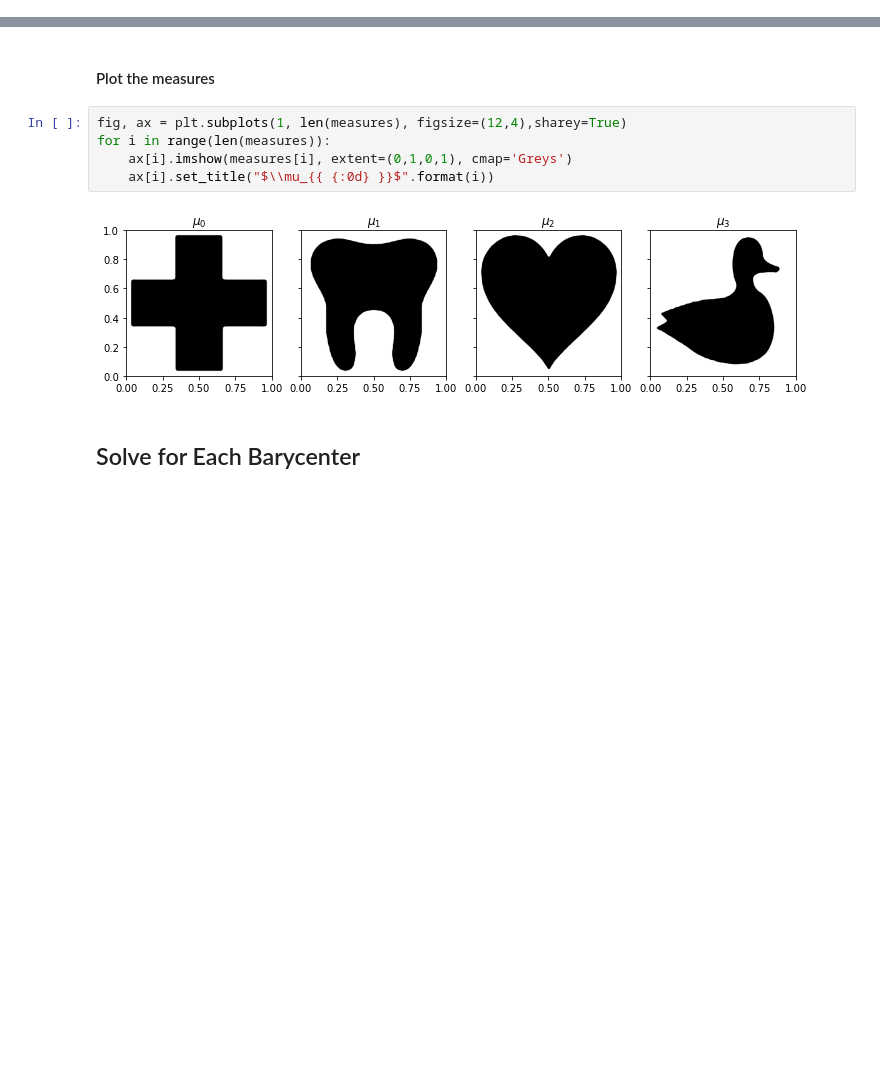
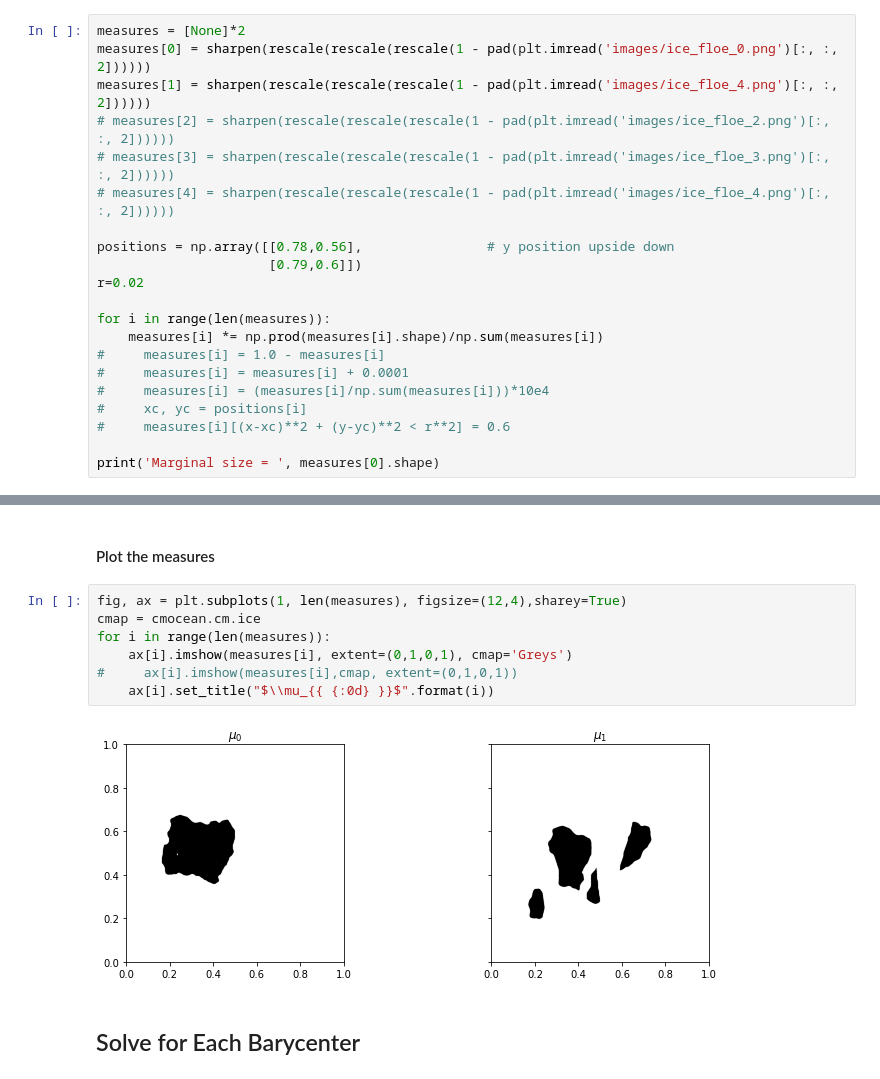
Before and after one commit to simda-muri/mmot, a Jupyter notebook: docs/source/examples/ShapeInterpolation.ipynb, the cells around one changed output, grey strips where cells are left out. Saved outputs shown, nothing was run; the diff lists cells and outputs as text; blank space fills up the shorter version.

```diff
--- a/docs/source/examples/ShapeInterpolation.ipynb
+++ b/docs/source/examples/ShapeInterpolation.ipynb
@@ -47,3 +49,24 @@ for i in range(len(measures)):
 print('Marginal size = ', measures[0].shape)
 # %% [output]
 Marginal size =  (1088, 1088)
+# %%
+measures = [None]*2
+measures[0] = sharpen(rescale(rescale(rescale(1 - pad(plt.imread('images/ice_floe_0.png')[:, :, 2])))))
+measures[1] = sharpen(rescale(rescale(rescale(1 - pad(plt.imread('images/ice_floe_4.png')[:, :, 2])))))
+# measures[2] = sharpen(rescale(rescale(rescale(1 - pad(plt.imread('images/ice_floe_2.png')[:, :, 2])))))
+# measures[3] = sharpen(rescale(rescale(rescale(1 - pad(plt.imread('images/ice_floe_3.png')[:, :, 2])))))
+# measures[4] = sharpen(rescale(rescale(rescale(1 - pad(plt.imread('images/ice_floe_4.png')[:, :, 2])))))
+
+positions = np.array([[0.78,0.56],                # y position upside down
+                      [0.79,0.6]])
+r=0.02
+
+for i in range(len(measures)):
+    measures[i] *= np.prod(measures[i].shape)/np.sum(measures[i])
+#     measures[i] = 1.0 - measures[i]
+#     measures[i] = measures[i] + 0.0001
+#     measures[i] = (measures[i]/np.sum(measures[i]))*10e4
+#     xc, yc = positions[i]
+#     measures[i][(x-xc)**2 + (y-yc)**2 < r**2] = 0.6
+
+print('Marginal size = ', measures[0].shape)
@@ -62,11 +87,13 @@ for i in range(len(measures)):
 #### Plot the measures
 # %%
 fig, ax = plt.subplots(1, len(measures), figsize=(12,4),sharey=True)
+cmap = cmocean.cm.ice
 for i in range(len(measures)):
     ax[i].imshow(measures[i], extent=(0,1,0,1), cmap='Greys')
+#     ax[i].imshow(measures[i],cmap, extent=(0,1,0,1))
     ax[i].set_title("$\\mu_{{ {:0d} }}$".format(i))
 # %% [output]
-[figure, old version]
+[figure, new version]
 # %% [markdown]
 ## Solve for Each Barycenter
 # %%
```
Also changed, not shown: parts of 6 cells of this notebook, 27 other files.
